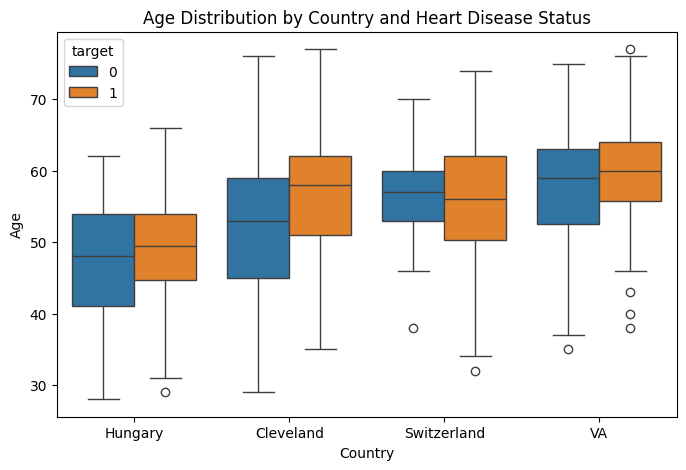
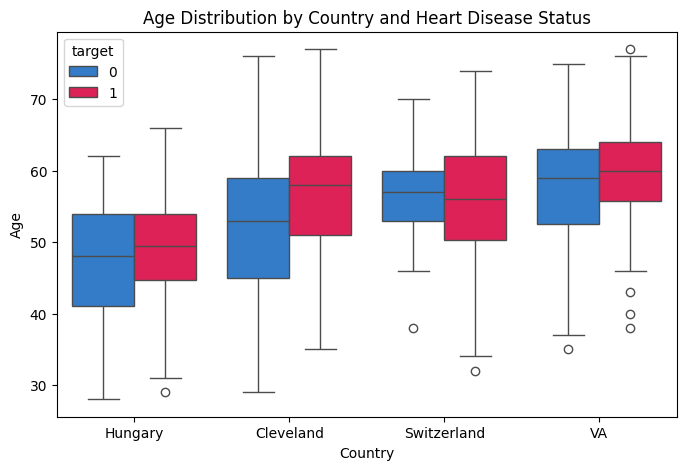
Unified diff of the notebook cell whose output changed from the first chart to the second:
--- before
+++ after
@@ -1,4 +1,4 @@
 plt.figure(figsize=(8, 5))
-sns.boxplot(data=df, x="country", y="age", hue="target")
+sns.boxplot(data=df, x="country", y="age", hue="target", palette=["#1B7BE1", "#FB0349"])
 plt.title("Age Distribution by Country and Heart Disease Status")
 plt.xlabel("Country")

Commit: Change the Colors